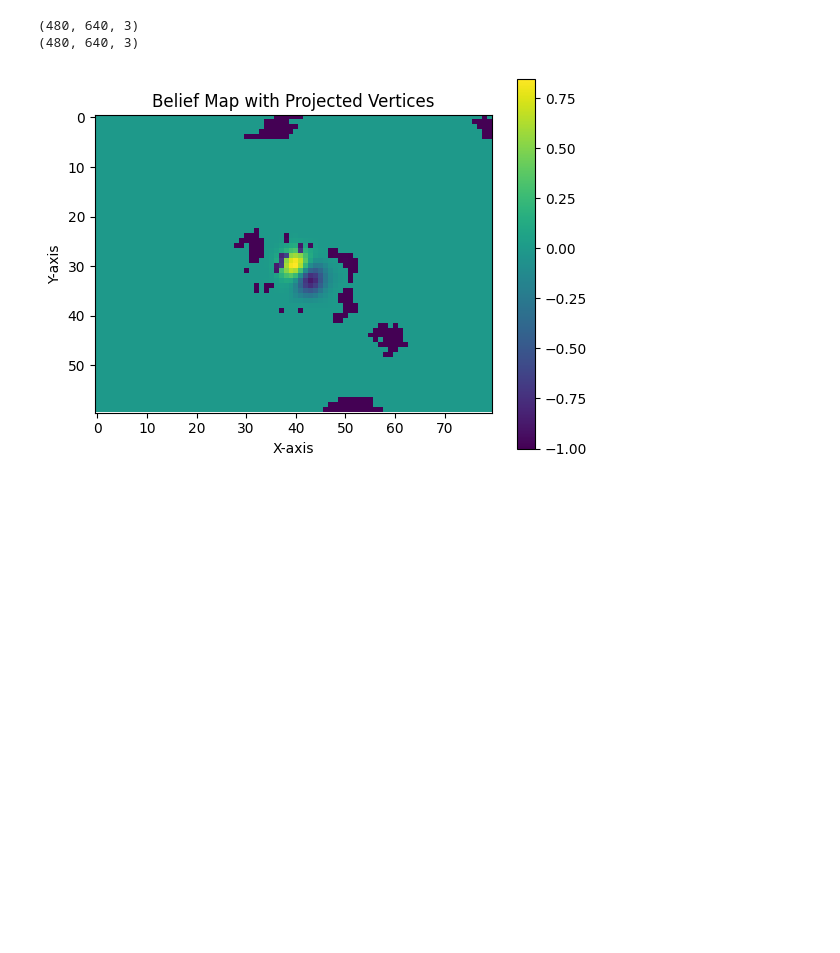
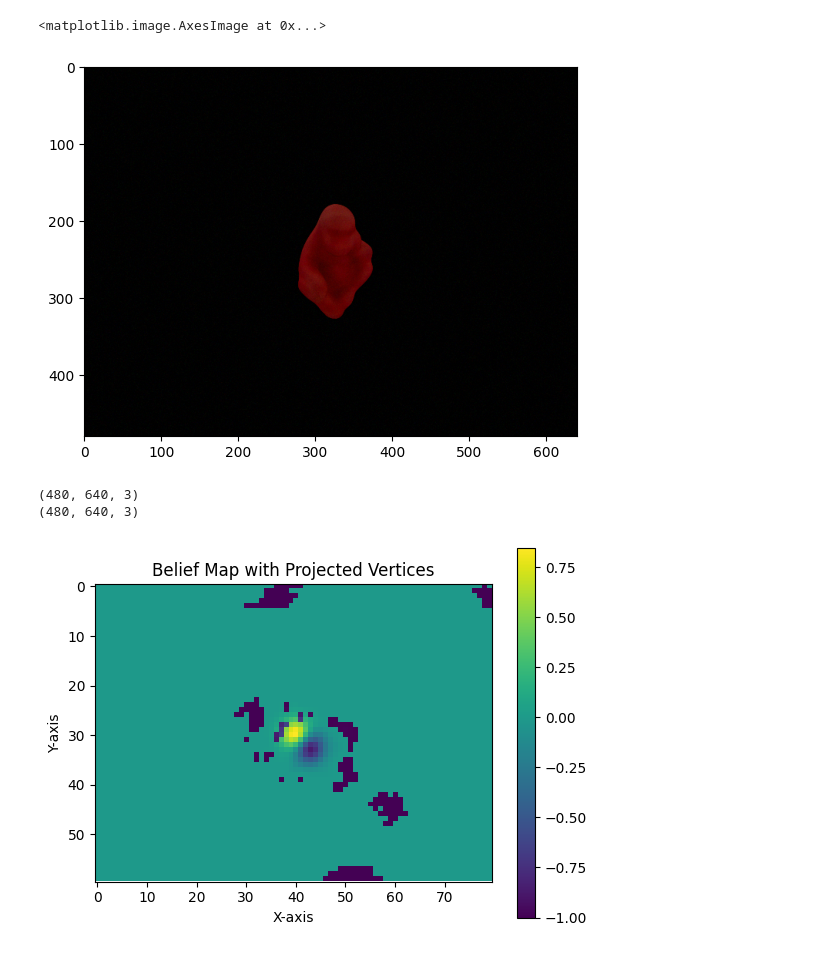
Before and after one commit to kunalb123/computer-vision-6d-pose-estimation, a Jupyter notebook: eval.ipynb, the cells around one changed output. Saved outputs shown, nothing was run; the diff lists cells and outputs as text; code cells hidden in the pictures; blank space fills up the shorter version.

```diff
--- a/eval.ipynb
+++ b/eval.ipynb
@@ -30,10 +44,13 @@ dataloader_train = DataLoader(dataset_train, batch_size=32, shuffle=True, num_wo
 # %%
-img_norm, gt_maps, projected_vertices, target, img = dataset_test[123]
-print(len(dataset_train))
-img = img
+img_norm, target_dict = dataset_test[123]
+gt_maps = target_dict['gt_maps']
+img = target_dict['img']
 gt_belief = gt_maps[:9]
 gt_vector = gt_maps[9:]
 plt.imshow(img)
+# %% [output]
+<matplotlib.image.AxesImage at 0x...>
+[figure, added]
 # %%
 cam_json_file = 'lm/camera.json'
 with open(cam_json_file, 'r') as f:
```
Also changed, not shown: parts of 6 cells of this notebook, 10 other files.
